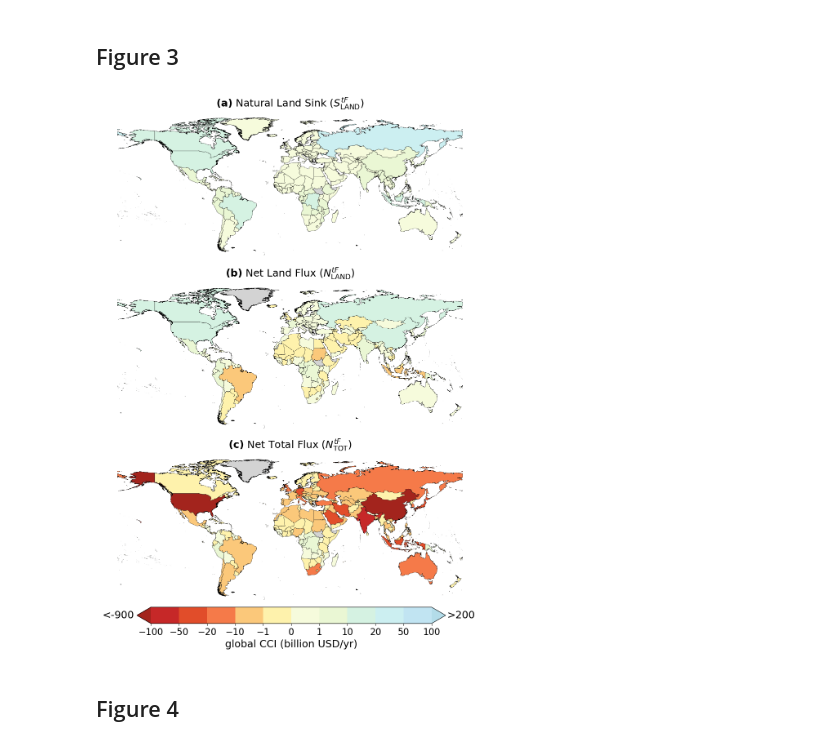
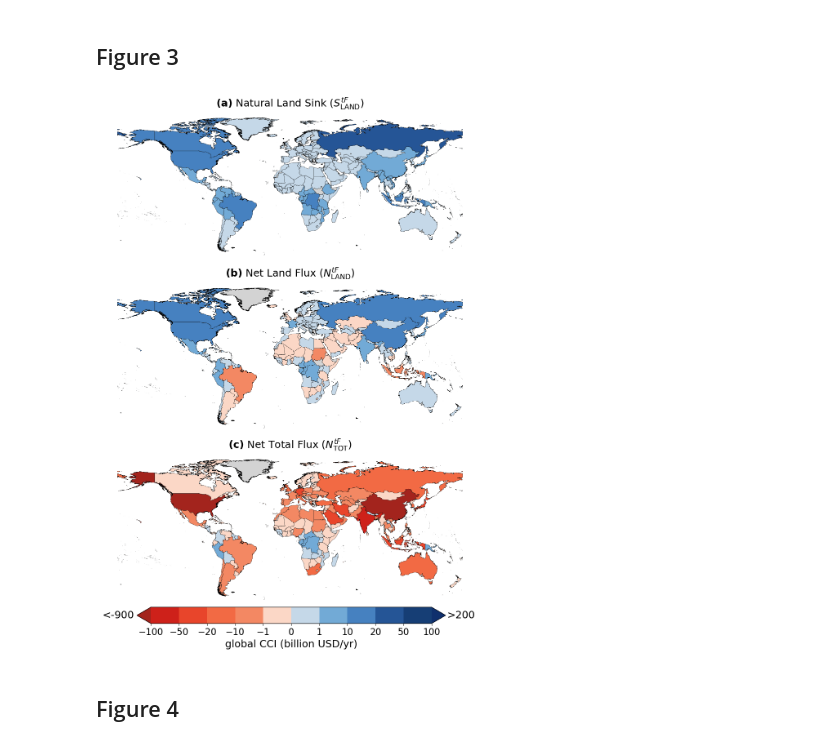
Before and after one commit to isaldiviagonzatti/landCSinkWealth, a Jupyter notebook: code/main_ela_prt.ipynb, the cells around one changed output. Saved outputs shown, nothing was run; the diff lists cells and outputs as text; code cells hidden in the pictures.

```diff
--- a/code/main_ela_prt.ipynb
+++ b/code/main_ela_prt.ipynb
@@ -1938,18 +1933,18 @@ world = world[world["ADM0_A3"] != "ATA"]
 bins = [-3, -1, 0, 1, 3, 5, 10, 20]
 
 colors = [
-    "#e0f3f8",  # Strong blue for large negative
-    "#e9f6e6",  # Blue-green
-    "#fef2ac",  # Light green
-    "#fdd686",  # Pale yellow-green
-    "#fdae61",  # Neutral yellow (center ~0)
-    "#f57a49",  # Light orange
-    "#e24832",  # Orange
+    "#3d7cbd",  # Strong blue for large negative
+    "#97b9d6",  # Blue-green
+    "#fbd7c6",  # Light green
+    "#f38863",  # Pale yellow-green
+    "#f26a44",  # Neutral yellow (center ~0)
+    "#e8452b",  # Light orange
+    "#ce211a",  # Orange
     "#c62828",  # Red-orange
 ]
 
 # Create a colormap and normalize it to the bins
-cmap = mpl.colors.ListedColormap(colors).with_extremes(under="#cde9f2", over="#a3241d") # #0a3e1f #5a0000
+cmap = mpl.colors.ListedColormap(colors).with_extremes(under="#214d8d", over="#a3241d") # #0a3e1f #5a0000
 norm = mpl.colors.BoundaryNorm(bins, cmap.N)
 
 # Plotting function
@@ -2009,21 +2004,21 @@ plt.show()
 bins = [-100, -50, -20, -10, -1, 0, 1, 10, 20, 50, 100]
 
 colors = [
-    "#c62828",  # Red-orange (kept)
-    "#e14d2a",  # Smooth orange-red transition
-    "#f57a49",  # Light orange (kept)
-    "#fbc87a",  # Soft golden orange (interpolated)
-    "#fef2ac",  # Pale yellow (kept)
+    "#ce211a",  # Orange
+    "#e8452b",  # Light orange
+    "#f26a44",  # Neutral yellow (center ~0)
+    "#f38863",  # Pale yellow-green
+    "#fbd7c6",  # Light green
 
-    "#f6fbdc",  # Light yellow-green
-    "#eaf7d4",  # Softer greenish yellow
-    "#d5f2e2",  # Mint green
-    "#cceff1",  # Light aqua/teal
-    "#c1e4f2",  # Soft blue
+    "#c5d8e8",  # Very pale blue-gray
+    "#72aad6",  # Light blue
+    "#4681c0",  # Medium blue
+    "#255596",  # Dark blue
+    "#163e75",  # Very dark blue (suggested)
 ]
 
 # Create a colormap and normalize it to the bins
-cmap = mpl.colors.ListedColormap(colors).with_extremes(under="#a3241d", over="#b3dce9")
+cmap = mpl.colors.ListedColormap(colors).with_extremes(under="#a3241d", over="#10306d")
 norm = mpl.colors.BoundaryNorm(bins, cmap.N)
 
 # Plotting function
@@ -2060,34 +2055,34 @@ plot_flux_map_discrete("FabcWglob_tf_median", r"$\bf{(c)}$ Net Total Flux ($N^{t
 cbar_ax = fig.add_axes([0.2, 0.17, 0.63, 0.02])  # [left, bottom, width, height]
 #cbar_ax = fig.add_axes([0.15, 0.15, 0.7, 0.02])  # Adjust the position and size
 
 cbar = fig.colorbar(
     mpl.cm.ScalarMappable(cmap=cmap, norm=norm),
     cax=cbar_ax,
     orientation="horizontal",
     extend="both",
 )
 
 # Filter out "Total" row
 filtered_df = df_Wglob[df_Wglob["iso"] != "Total"]
 
 
 vmin_label = r"<-900"
 vmax_label = r">200"
 # Force all bin edges as ticks on the colorbar
 cbar.set_ticks(bins)
 
 # Add text annotations next to the colorbar
 cbar_ax.text(-0.06, 0.5, vmin_label, va='center', ha='right', transform=cbar_ax.transAxes, fontsize=18)
 cbar_ax.text(1.055, 0.5, vmax_label, va='center', ha='left', transform=cbar_ax.transAxes, fontsize=18)
 
 cbar.set_label("global CCI (billion USD/yr)", fontsize=18)  # Adjust label font size
 cbar.ax.tick_params(labelsize=16)  # Adjust tick label font size
 
 # Save the plots
 plt.savefig(imgDir + "figure_3_ela_prt.jpg", format="jpg", dpi=300, bbox_inches="tight")
 plt.show()
 # %% [output]
-[figure, old version]
+[figure, new version]
 # %% [markdown]
 ## Figure 4
 # %%
```
Also changed, not shown: parts of 3 cells of this notebook, 10 other files.
